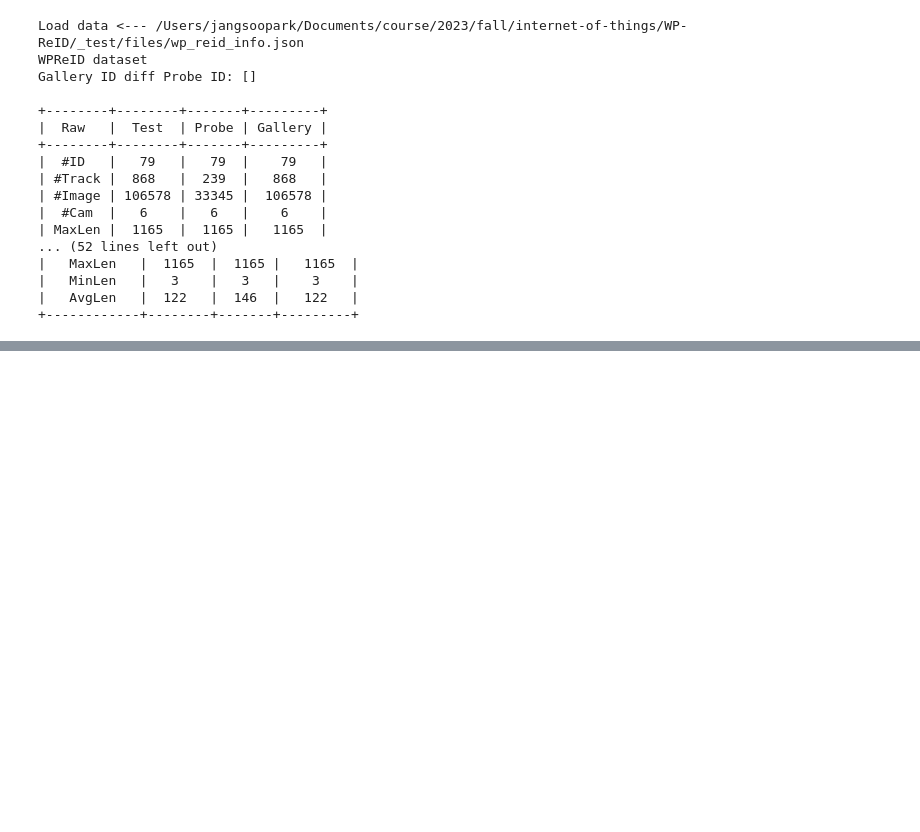
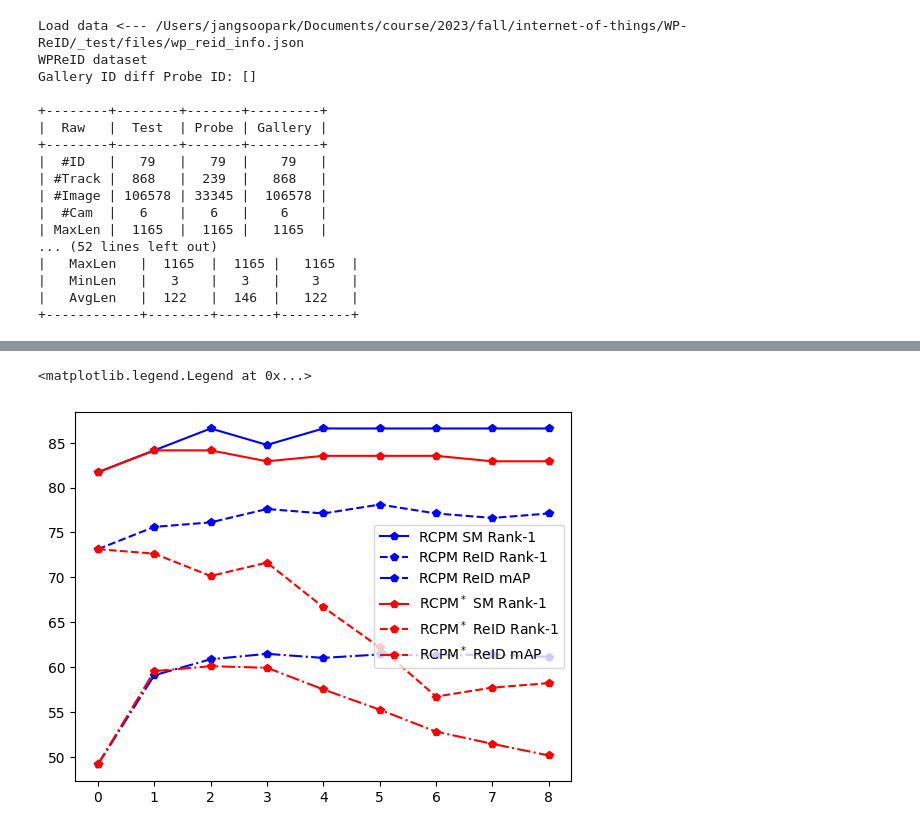
Before and after one commit to jangsoopark/Figure.5-WP-ReID, a Jupyter notebook: notebook/Figure5.ipynb, the cells around one changed output, grey strips where cells are left out. Cells and saved outputs as stored; diff of their text form; code cells hidden in the pictures; blank space fills up the shorter version.

```diff
--- a/notebook/Figure5.ipynb
+++ b/notebook/Figure5.ipynb
@@ -246,0 +408,29 @@ KeyboardInterrupt
+# %%
+k = 8
+sigma = 74
+max_iters = 9
+
+distmat = utils.DataPacker.load(mmt_duke_dist_file)['g2g_distmat']
+history_iters = ablation_update_with_gps(
+    distmat,
+    wp_reid_dataset.test_info,
+    wp_reid_dataset.probe_index,
+    wp_reid_dataset.gallery_index,
+    wp_reid_dataset.gps_info,
+    wp_reid_dataset.trajectory_info,
+    k=k,
+    delta=sigma,
+    iters=max_iters
+)
+
+history2_iters = ablation2_update_with_gps(
+    distmat,
+    wp_reid_dataset.test_info,
+    wp_reid_dataset.probe_index,
+    wp_reid_dataset.gallery_index,
+    wp_reid_dataset.gps_info,
+    wp_reid_dataset.trajectory_info,
+    k=k,
+    delta=sigma,
+    iters=max_iters
+)
@@ -246,0 +455,13 @@ KeyboardInterrupt
+# %%
+plt.plot(list(range(max_iters)), history_iters['cmc_SM'], '-p', color='blue', label='RCPM SM Rank-1')
+plt.plot(list(range(max_iters)), history_iters['cmc_reid'], '--p', color='blue', label='RCPM ReID Rank-1')
+plt.plot(list(range(max_iters)), history_iters['mAP_reid'], '-.p', color='blue', label='RCPM ReID mAP')
+
+plt.plot(list(range(max_iters)), history2_iters['cmc_SM'], '-p', color='red', label='RCPM$^*$ SM Rank-1')
+plt.plot(list(range(max_iters)), history2_iters['cmc_reid'], '--p', color='red', label='RCPM$^*$ ReID Rank-1')
+plt.plot(list(range(max_iters)), history2_iters['mAP_reid'], '-.p', color='red', label='RCPM$^*$ ReID mAP')
+
+plt.legend()
+# %% [output]
+<matplotlib.legend.Legend at 0x...>
+[figure, added]
```
Also changed, not shown: parts of 19 cells of this notebook, 8 other files.
